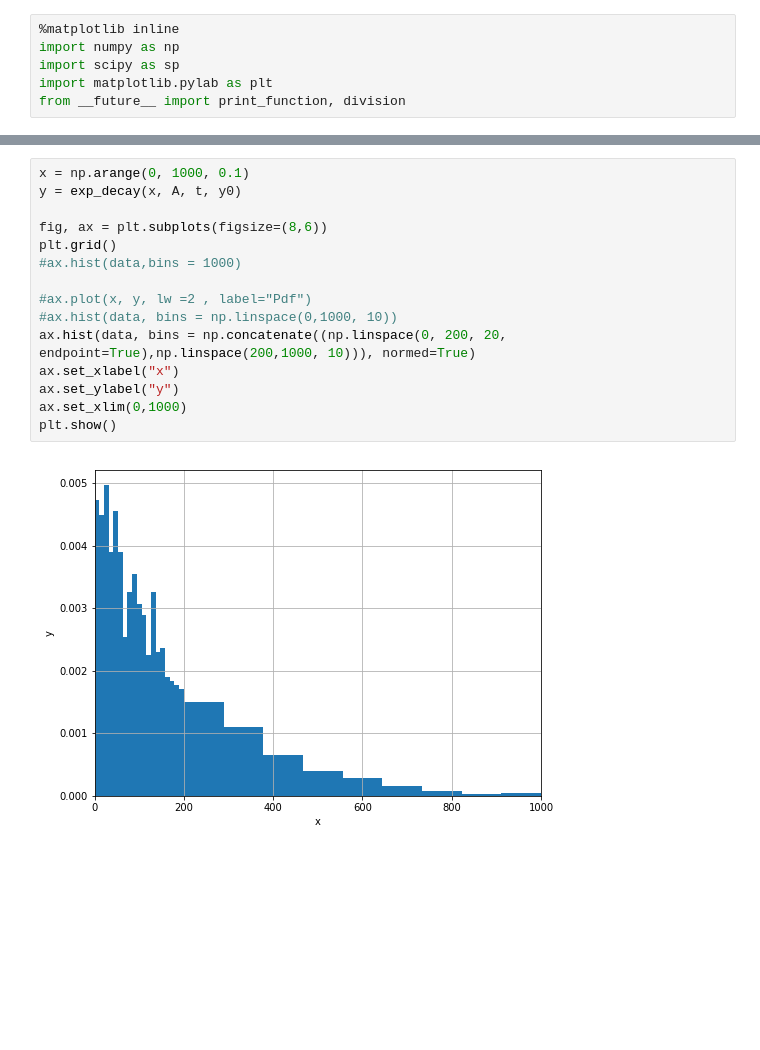
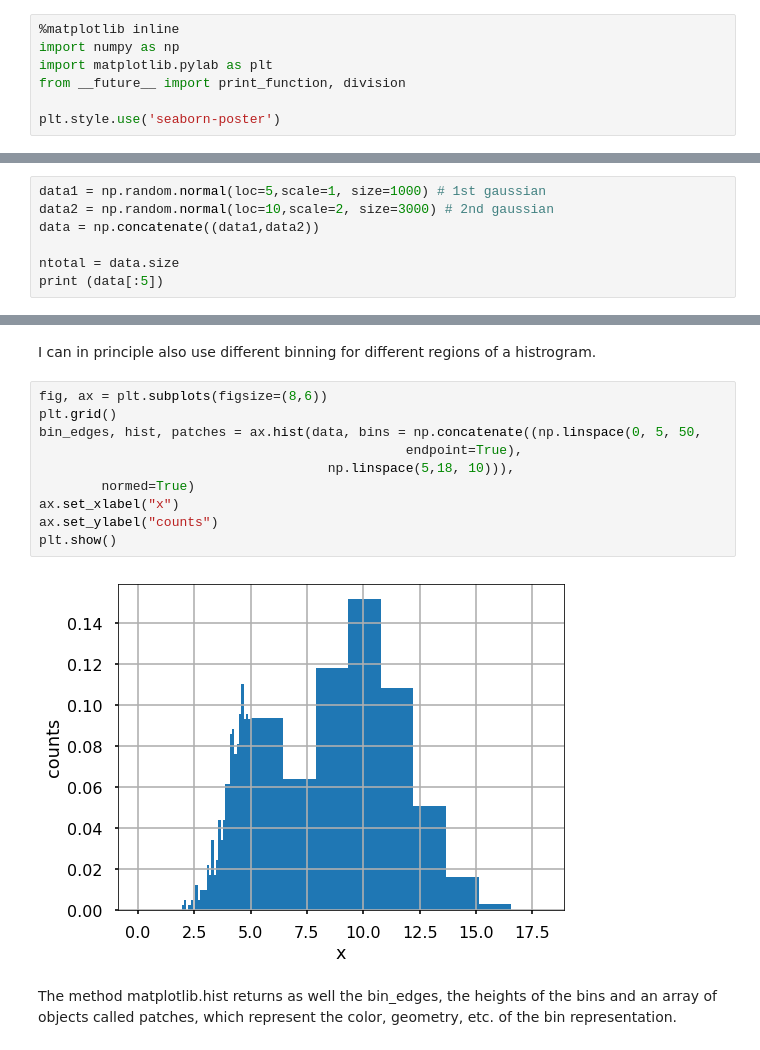
Before and after one commit to zemrude/PHYS-F-311, a Jupyter notebook: Histograms-Binning.ipynb, the cells around one changed output, grey strips where cells are left out. Saved outputs shown, nothing was run; the diff lists cells and outputs as text; blank space fills up the shorter version.

Commit message:
adding binning histograms

```diff
--- a/Histograms-Binning.ipynb
+++ b/Histograms-Binning.ipynb
@@ -1,6 +1,7 @@
 # %%
 %matplotlib inline
 import numpy as np
-import scipy as sp
 import matplotlib.pylab as plt
 from __future__ import print_function, division
+
+plt.style.use('seaborn-poster')
@@ -29,0 +10,7 @@ print (data)
+# %%
+data1 = np.random.normal(loc=5,scale=1, size=1000) # 1st gaussian
+data2 = np.random.normal(loc=10,scale=2, size=3000) # 2nd gaussian
+data = np.concatenate((data1,data2))
+
+ntotal = data.size
+print (data[:5])
@@ -30,17 +69,16 @@ print (data)
+# %% [markdown]
+I can in principle also use different binning for different regions of a histrogram.
 # %%
-x = np.arange(0, 1000, 0.1)
-y = exp_decay(x, A, t, y0)
-
 fig, ax = plt.subplots(figsize=(8,6))
 plt.grid()
-#ax.hist(data,bins = 1000)
-
-#ax.plot(x, y, lw =2 , label="Pdf")
-#ax.hist(data, bins = np.linspace(0,1000, 10))
-ax.hist(data, bins = np.concatenate((np.linspace(0, 200, 20, endpoint=True),np.linspace(200,1000, 10))), normed=True)
+bin_edges, hist, patches = ax.hist(data, bins = np.concatenate((np.linspace(0, 5, 50,
+                                               endpoint=True),
+                                     np.linspace(5,18, 10))),
+        normed=True)
 ax.set_xlabel("x")
-ax.set_ylabel("y")
-ax.set_xlim(0,1000)
+ax.set_ylabel("counts")
 plt.show()
 # %% [output]
-[figure, old version]
+[figure, new version]
+# %% [markdown]
+The method matplotlib.hist returns as well the bin_edges, the heights of the bins and an array of objects called patches, which represent the color, geometry, etc. of the bin representation.
```
Also changed, not shown: parts of 26 cells of this notebook.
